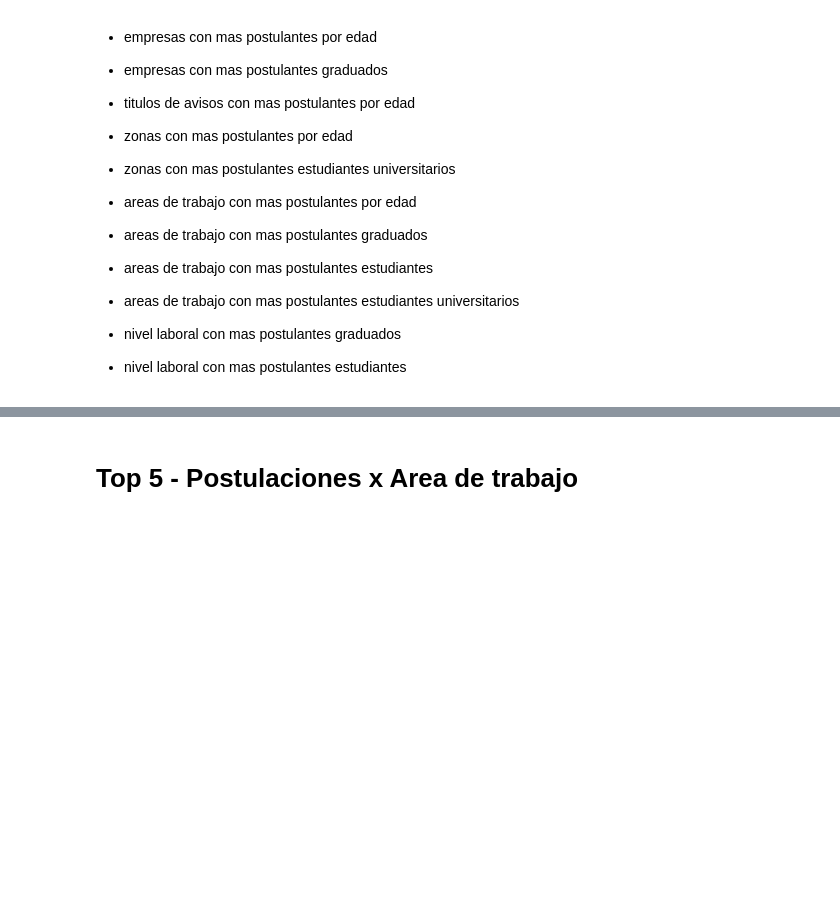
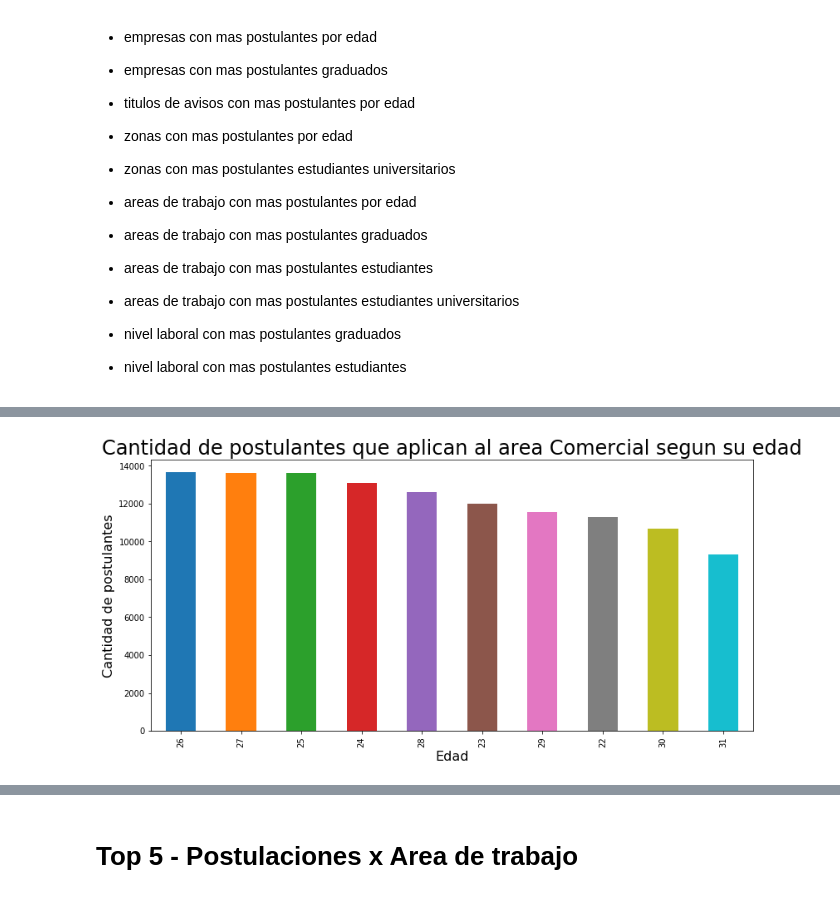
Before and after one commit to BrigliaAn/TP1-AnalisisExploratorio-ZonaJobs, a Jupyter notebook: Tp1-completo.ipynb, the cells around one changed output, grey strips where cells are left out. Cells and saved outputs as stored; diff of their text form; code cells hidden in the pictures; blank space fills up the shorter version.

Commit message:
agrego graficos de edad postulantes-tipo de trabajo y edad-area de trabajo

```diff
--- a/Tp1-completo.ipynb
+++ b/Tp1-completo.ipynb
@@ -1260,0 +732,16 @@ ax.set_ylabel('Cantidad de postulantes', fontsize= 16);
+# %%
+postulantes_edad_avisos = pd.merge(merge2,p_edad,on="idpostulante",how="inner")
+# %%
+#aca iria otro tipo de grafico
+filtered = postulantes_edad_avisos.loc[(postulantes_edad_avisos.nombre_area=='Comercial')]
+
+fig = plt.figure()
+
+ax = filtered['edad'].value_counts().head(10).plot(kind='bar',figsize=(13,6));
+
+plt.title('Cantidad de postulantes que aplican al area Comercial segun su edad', fontsize=24)
+
+ax.set_xlabel('Edad', fontsize= 16)
+ax.set_ylabel('Cantidad de postulantes', fontsize= 16);
+# %% [output]
+[figure, added]
```
Also changed, not shown: parts of 110 cells of this notebook.
